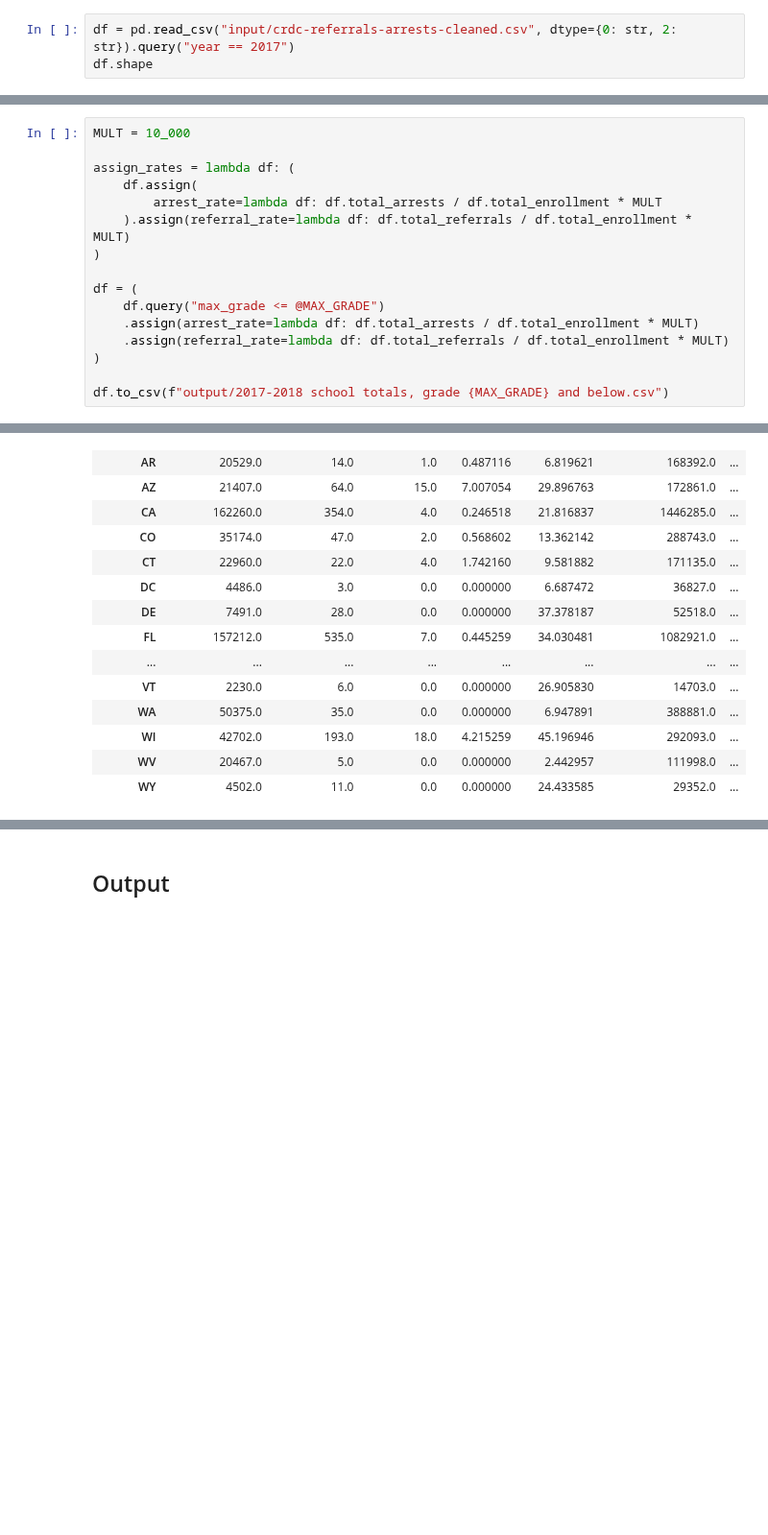
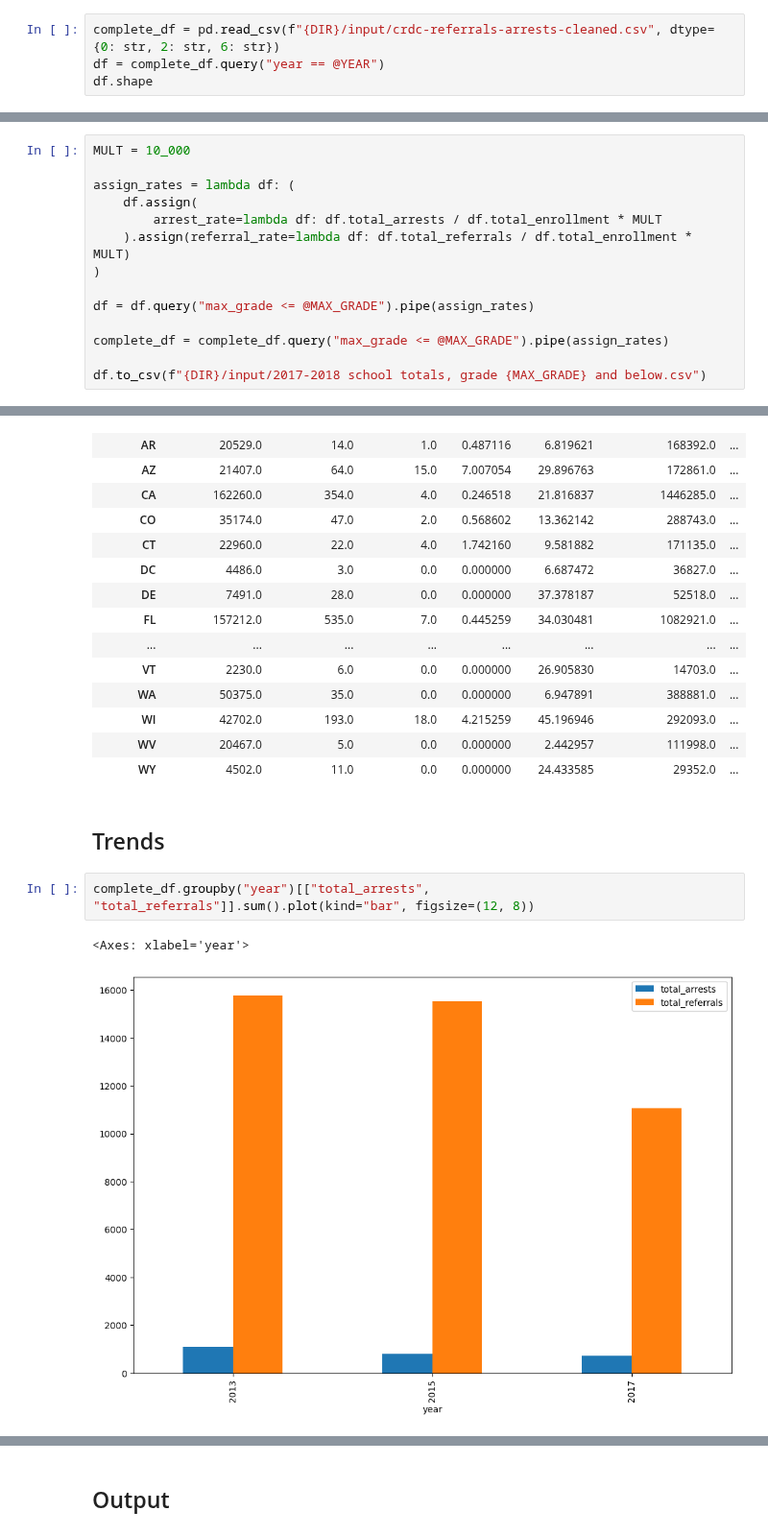
Before and after one commit to cbs-news-data/crdc-le-referral-data, a Jupyter notebook: notebooks/1718_referrals_arrests/crdc_le_referrals_arrests.ipynb, the cells around one changed output, grey strips where cells are left out. Shown at 96% size. Drawn from its saved outputs; the diff is of its cells as text; blank space fills up the shorter version.

```diff
--- a/notebooks/1718_referrals_arrests/crdc_le_referrals_arrests.ipynb
+++ b/notebooks/1718_referrals_arrests/crdc_le_referrals_arrests.ipynb
@@ -38,5 +43,6 @@ from src import constants
 # %%
-df = pd.read_csv("input/crdc-referrals-arrests-cleaned.csv", dtype={0: str, 2: str}).query("year == 2017")
+complete_df = pd.read_csv(f"{DIR}/input/crdc-referrals-arrests-cleaned.csv", dtype={0: str, 2: str, 6: str})
+df = complete_df.query("year == @YEAR")
 df.shape
 # %% [output]
 (89161, 139)
@@ -79,13 +64,11 @@ assign_rates = lambda df: (
     ).assign(referral_rate=lambda df: df.total_referrals / df.total_enrollment * MULT)
 )
 
-df = (
-    df.query("max_grade <= @MAX_GRADE")
-    .assign(arrest_rate=lambda df: df.total_arrests / df.total_enrollment * MULT)
-    .assign(referral_rate=lambda df: df.total_referrals / df.total_enrollment * MULT)
-)
+df = df.query("max_grade <= @MAX_GRADE").pipe(assign_rates)
 
-df.to_csv(f"output/2017-2018 school totals, grade {MAX_GRADE} and below.csv")
+complete_df = complete_df.query("max_grade <= @MAX_GRADE").pipe(assign_rates)
+
+df.to_csv(f"{DIR}/input/2017-2018 school totals, grade {MAX_GRADE} and below.csv")
 # %% [markdown]
 ### National
 # %% [markdown]
@@ -450,3 +433,10 @@ dis_state
 | WI | 42702.0 | 193.0 | 18.0 | 4.215259 | 45.196946 | 292093.0 | ... |
 | WV | 20467.0 | 5.0 | 0.0 | 0.000000 | 2.442957 | 111998.0 | ... |
 | WY | 4502.0 | 11.0 | 0.0 | 0.000000 | 24.433585 | 29352.0 | ... |
+# %% [markdown]
+## Trends
+# %%
+complete_df.groupby("year")[["total_arrests", "total_referrals"]].sum().plot(kind="bar", figsize=(12, 8))
+# %% [output]
+<Axes: xlabel='year'>
+[figure, added]
```
Also changed, not shown: parts of 11 cells of this notebook, 8 other files.
